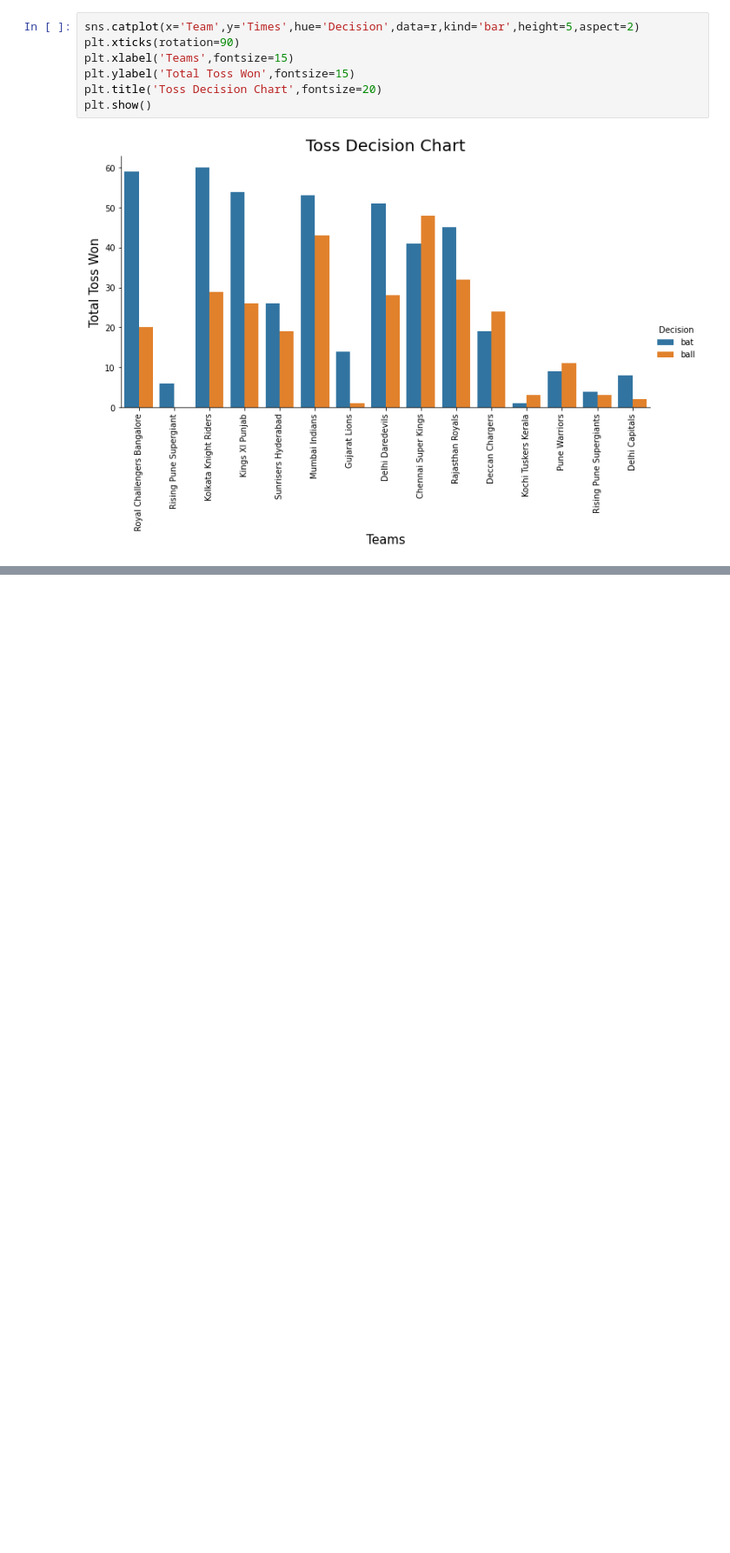
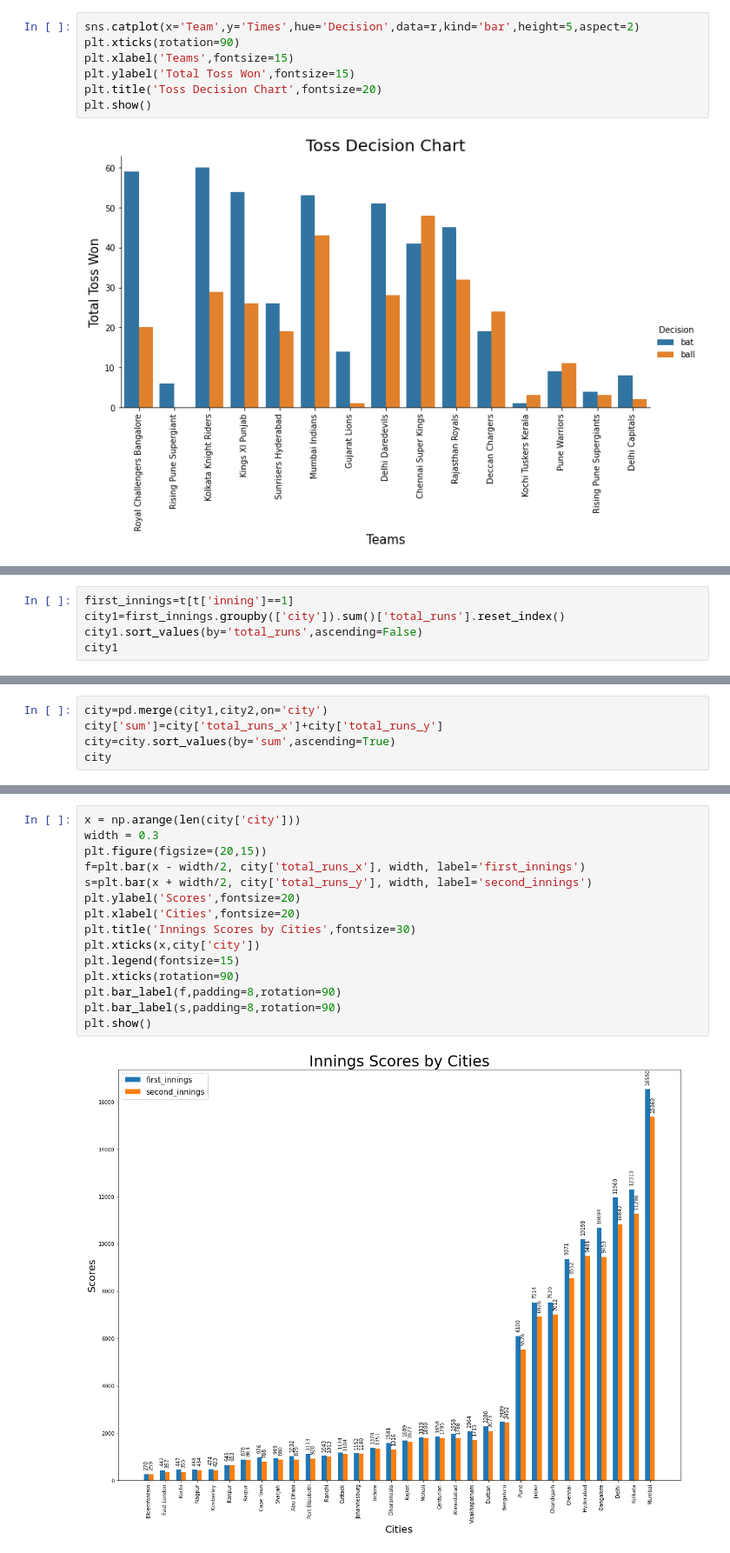
Before and after one commit to Suraj200105/Data-Analysis-of-IPL-2008-2019, a Jupyter notebook: Code/matches_code.ipynb, the cells around one changed output, grey strips where cells are left out. Shown: that part at 87% size. Drawn from its saved outputs; the diff is of its cells as text; blank space fills up the shorter version.

```diff
--- a/Code/matches_code.ipynb
+++ b/Code/matches_code.ipynb
@@ -311,0 +351,5 @@ plt.show()
+# %%
+first_innings=t[t['inning']==1]
+city1=first_innings.groupby(['city']).sum()['total_runs'].reset_index()
+city1.sort_values(by='total_runs',ascending=False)
+city1
@@ -311,0 +405,5 @@ plt.show()
+# %%
+city=pd.merge(city1,city2,on='city')
+city['sum']=city['total_runs_x']+city['total_runs_y']
+city=city.sort_values(by='sum',ascending=True)
+city
@@ -311,0 +428,17 @@ plt.show()
+# %%
+x = np.arange(len(city['city']))
+width = 0.3
+plt.figure(figsize=(20,15))
+f=plt.bar(x - width/2, city['total_runs_x'], width, label='first_innings')
+s=plt.bar(x + width/2, city['total_runs_y'], width, label='second_innings')
+plt.ylabel('Scores',fontsize=20)
+plt.xlabel('Cities',fontsize=20)
+plt.title('Innings Scores by Cities',fontsize=30)
+plt.xticks(x,city['city'])
+plt.legend(fontsize=15)
+plt.xticks(rotation=90)
+plt.bar_label(f,padding=8,rotation=90)
+plt.bar_label(s,padding=8,rotation=90)
+plt.show()
+# %% [output]
+[figure, added]
```
Also changed, not shown: parts of 10 cells of this notebook.
